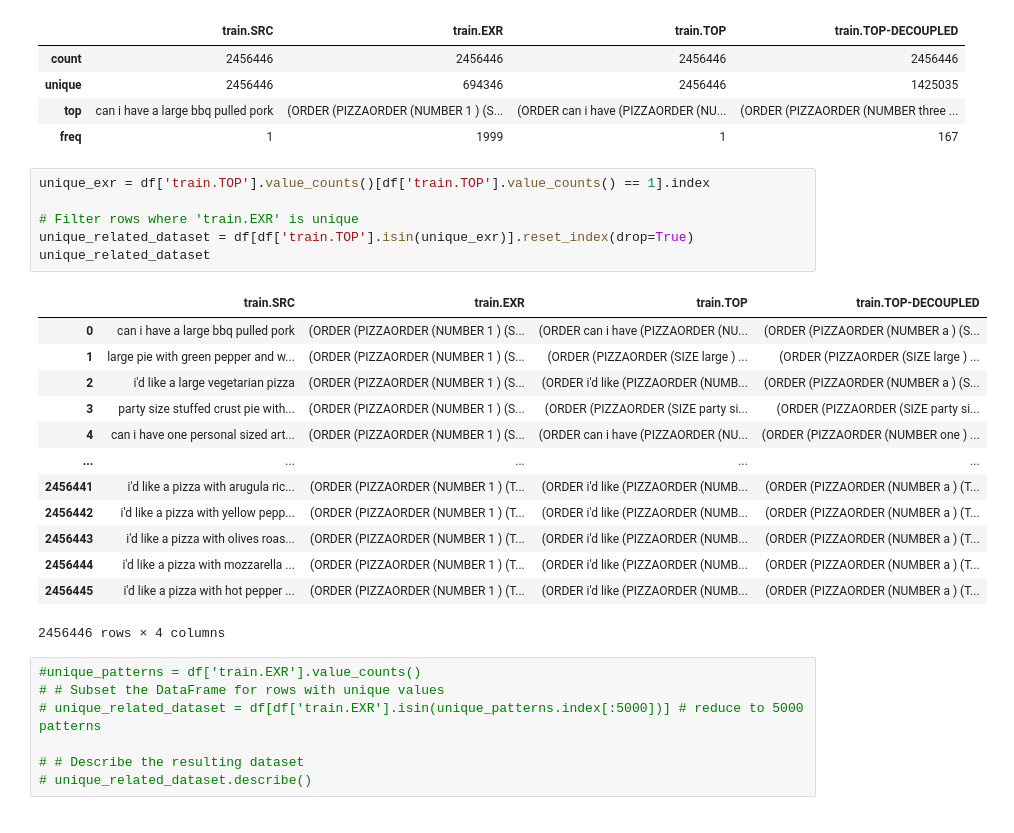
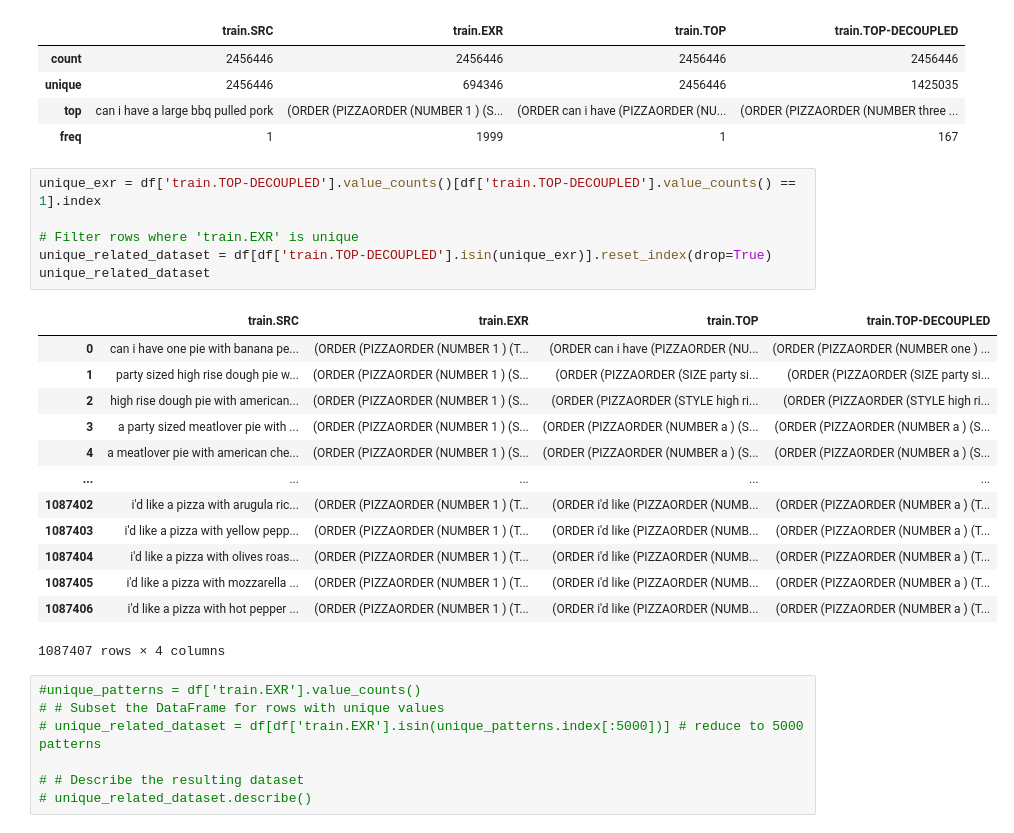
Before and after one commit to IbraheimTarek/NER-Project, a Jupyter notebook: notebooks/Bilstm_model.ipynb, the cells around one changed output. Drawn from its saved outputs; the diff is of its cells as text.

Commit message:
removed unique

```diff
--- a/notebooks/Bilstm_model.ipynb
+++ b/notebooks/Bilstm_model.ipynb
@@ -54,25 +54,25 @@ df.describe()
 | top | can i have a large bbq pulled pork | (ORDER (PIZZAORDER (NUMBER 1 ) (S... | (ORDER can i have (PIZZAORDER (NU... | (ORDER (PIZZAORDER (NUMBER three ... |
 | freq | 1 | 1999 | 1 | 167 |
 # %%
-unique_exr = df['train.TOP'].value_counts()[df['train.TOP'].value_counts() == 1].index
+unique_exr = df['train.TOP-DECOUPLED'].value_counts()[df['train.TOP-DECOUPLED'].value_counts() == 1].index
 
 # Filter rows where 'train.EXR' is unique
-unique_related_dataset = df[df['train.TOP'].isin(unique_exr)].reset_index(drop=True)
+unique_related_dataset = df[df['train.TOP-DECOUPLED'].isin(unique_exr)].reset_index(drop=True)
 unique_related_dataset
 # %% [output]
 |  | train.SRC | train.EXR | train.TOP | train.TOP-DECOUPLED |
-| 0 | can i have a large bbq pulled pork | (ORDER (PIZZAORDER (NUMBER 1 ) (S... | (ORDER can i have (PIZZAORDER (NU... | (ORDER (PIZZAORDER (NUMBER a ) (S... |
-| 1 | large pie with green pepper and w... | (ORDER (PIZZAORDER (NUMBER 1 ) (S... | (ORDER (PIZZAORDER (SIZE large ) ... | (ORDER (PIZZAORDER (SIZE large ) ... |
-| 2 | i'd like a large vegetarian pizza | (ORDER (PIZZAORDER (NUMBER 1 ) (S... | (ORDER i'd like (PIZZAORDER (NUMB... | (ORDER (PIZZAORDER (NUMBER a ) (S... |
-| 3 | party size stuffed crust pie with... | (ORDER (PIZZAORDER (NUMBER 1 ) (S... | (ORDER (PIZZAORDER (SIZE party si... | (ORDER (PIZZAORDER (SIZE party si... |
-| 4 | can i have one personal sized art... | (ORDER (PIZZAORDER (NUMBER 1 ) (S... | (ORDER can i have (PIZZAORDER (NU... | (ORDER (PIZZAORDER (NUMBER one ) ... |
+| 0 | can i have one pie with banana pe... | (ORDER (PIZZAORDER (NUMBER 1 ) (T... | (ORDER can i have (PIZZAORDER (NU... | (ORDER (PIZZAORDER (NUMBER one ) ... |
+| 1 | party sized high rise dough pie w... | (ORDER (PIZZAORDER (NUMBER 1 ) (S... | (ORDER (PIZZAORDER (SIZE party si... | (ORDER (PIZZAORDER (SIZE party si... |
+| 2 | high rise dough pie with american... | (ORDER (PIZZAORDER (NUMBER 1 ) (S... | (ORDER (PIZZAORDER (STYLE high ri... | (ORDER (PIZZAORDER (STYLE high ri... |
+| 3 | a party sized meatlover pie with ... | (ORDER (PIZZAORDER (NUMBER 1 ) (S... | (ORDER (PIZZAORDER (NUMBER a ) (S... | (ORDER (PIZZAORDER (NUMBER a ) (S... |
+| 4 | a meatlover pie with american che... | (ORDER (PIZZAORDER (NUMBER 1 ) (S... | (ORDER (PIZZAORDER (NUMBER a ) (S... | (ORDER (PIZZAORDER (NUMBER a ) (S... |
 | ... | ... | ... | ... | ... |
-| 2456441 | i'd like a pizza with arugula ric... | (ORDER (PIZZAORDER (NUMBER 1 ) (T... | (ORDER i'd like (PIZZAORDER (NUMB... | (ORDER (PIZZAORDER (NUMBER a ) (T... |
-| 2456442 | i'd like a pizza with yellow pepp... | (ORDER (PIZZAORDER (NUMBER 1 ) (T... | (ORDER i'd like (PIZZAORDER (NUMB... | (ORDER (PIZZAORDER (NUMBER a ) (T... |
-| 2456443 | i'd like a pizza with olives roas... | (ORDER (PIZZAORDER (NUMBER 1 ) (T... | (ORDER i'd like (PIZZAORDER (NUMB... | (ORDER (PIZZAORDER (NUMBER a ) (T... |
-| 2456444 | i'd like a pizza with mozzarella ... | (ORDER (PIZZAORDER (NUMBER 1 ) (T... | (ORDER i'd like (PIZZAORDER (NUMB... | (ORDER (PIZZAORDER (NUMBER a ) (T... |
-| 2456445 | i'd like a pizza with hot pepper ... | (ORDER (PIZZAORDER (NUMBER 1 ) (T... | (ORDER i'd like (PIZZAORDER (NUMB... | (ORDER (PIZZAORDER (NUMBER a ) (T... |
+| 1087402 | i'd like a pizza with arugula ric... | (ORDER (PIZZAORDER (NUMBER 1 ) (T... | (ORDER i'd like (PIZZAORDER (NUMB... | (ORDER (PIZZAORDER (NUMBER a ) (T... |
+| 1087403 | i'd like a pizza with yellow pepp... | (ORDER (PIZZAORDER (NUMBER 1 ) (T... | (ORDER i'd like (PIZZAORDER (NUMB... | (ORDER (PIZZAORDER (NUMBER a ) (T... |
+| 1087404 | i'd like a pizza with olives roas... | (ORDER (PIZZAORDER (NUMBER 1 ) (T... | (ORDER i'd like (PIZZAORDER (NUMB... | (ORDER (PIZZAORDER (NUMBER a ) (T... |
+| 1087405 | i'd like a pizza with mozzarella ... | (ORDER (PIZZAORDER (NUMBER 1 ) (T... | (ORDER i'd like (PIZZAORDER (NUMB... | (ORDER (PIZZAORDER (NUMBER a ) (T... |
+| 1087406 | i'd like a pizza with hot pepper ... | (ORDER (PIZZAORDER (NUMBER 1 ) (T... | (ORDER i'd like (PIZZAORDER (NUMB... | (ORDER (PIZZAORDER (NUMBER a ) (T... |
-2456446 rows × 4 columns
+1087407 rows × 4 columns
 # %%
 #unique_patterns = df['train.EXR'].value_counts()
 # # Subset the DataFrame for rows with unique values
```
Also changed, not shown: parts of 35 cells of this notebook, 2 other files.
